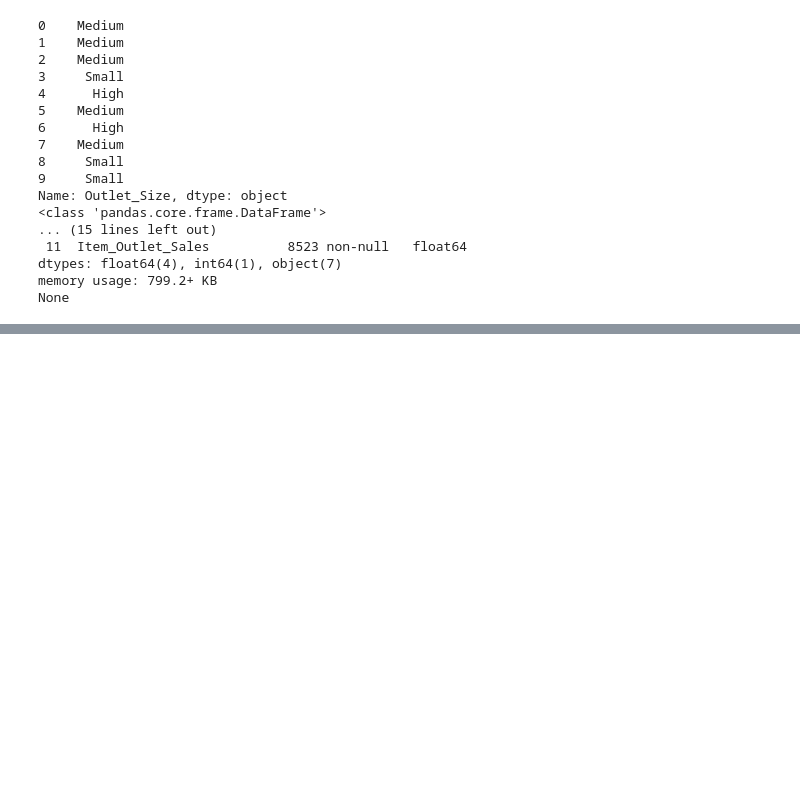
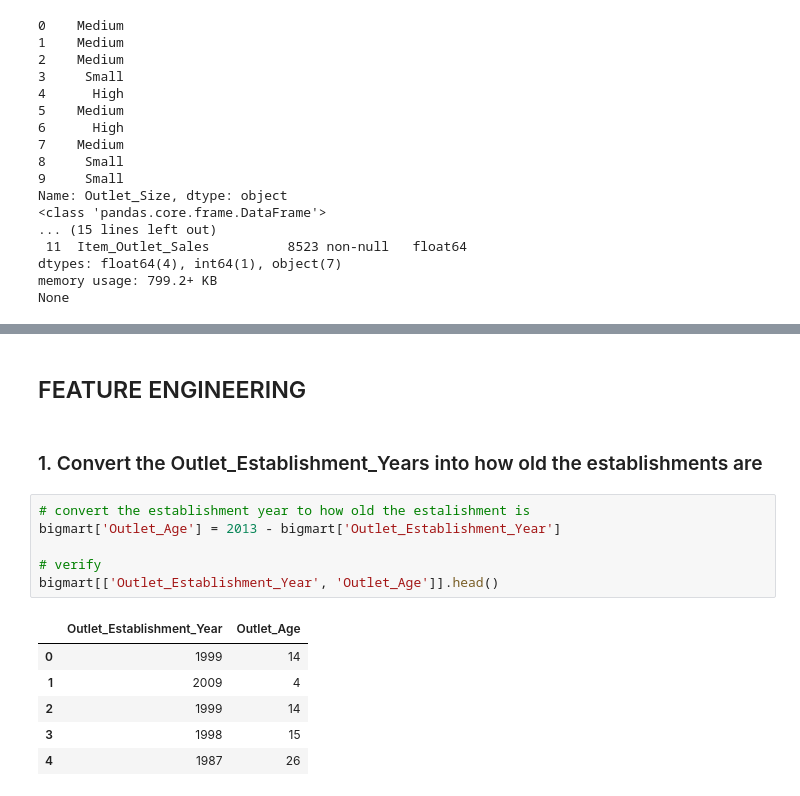
Before and after one commit to SirTee12/Big-Mart-Sales-Forecasting, a Jupyter notebook: Analysis-and-prediction-of-sales-data.ipynb, the cells around one changed output, grey strips where cells are left out. Saved outputs shown, nothing was run; the diff lists cells and outputs as text; blank space fills up the shorter version.

Commit message:
renamed values of Item Type column and created an age column for each establishment

```diff
--- a/Analysis-and-prediction-of-sales-data.ipynb
+++ b/Analysis-and-prediction-of-sales-data.ipynb
@@ -553,0 +558,17 @@ bigmart['Item_Fat_Content'].head(5)
+# %% [markdown]
+## FEATURE ENGINEERING
+# %% [markdown]
+### 1. Convert the Outlet_Establishment_Years into how old the establishments are
+# %%
+# convert the establishment year to how old the estalishment is
+bigmart['Outlet_Age'] = 2013 - bigmart['Outlet_Establishment_Year']
+
+# verify
+bigmart[['Outlet_Establishment_Year', 'Outlet_Age']].head()
+# %% [output]
+|  | Outlet_Establishment_Year | Outlet_Age |
+| 0 | 1999 | 14 |
+| 1 | 2009 | 4 |
+| 2 | 1999 | 14 |
+| 3 | 1998 | 15 |
+| 4 | 1987 | 26 |
```
Also changed, not shown: parts of 29 cells of this notebook.
